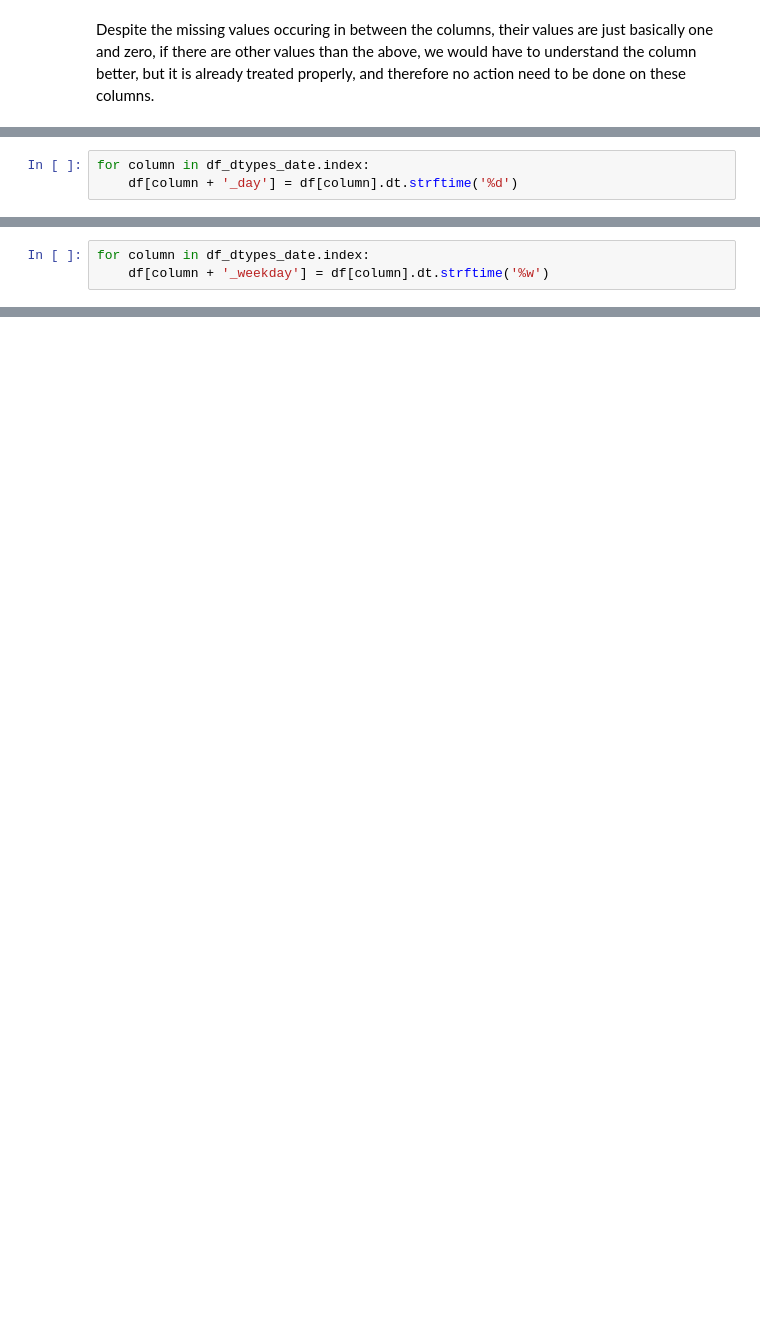
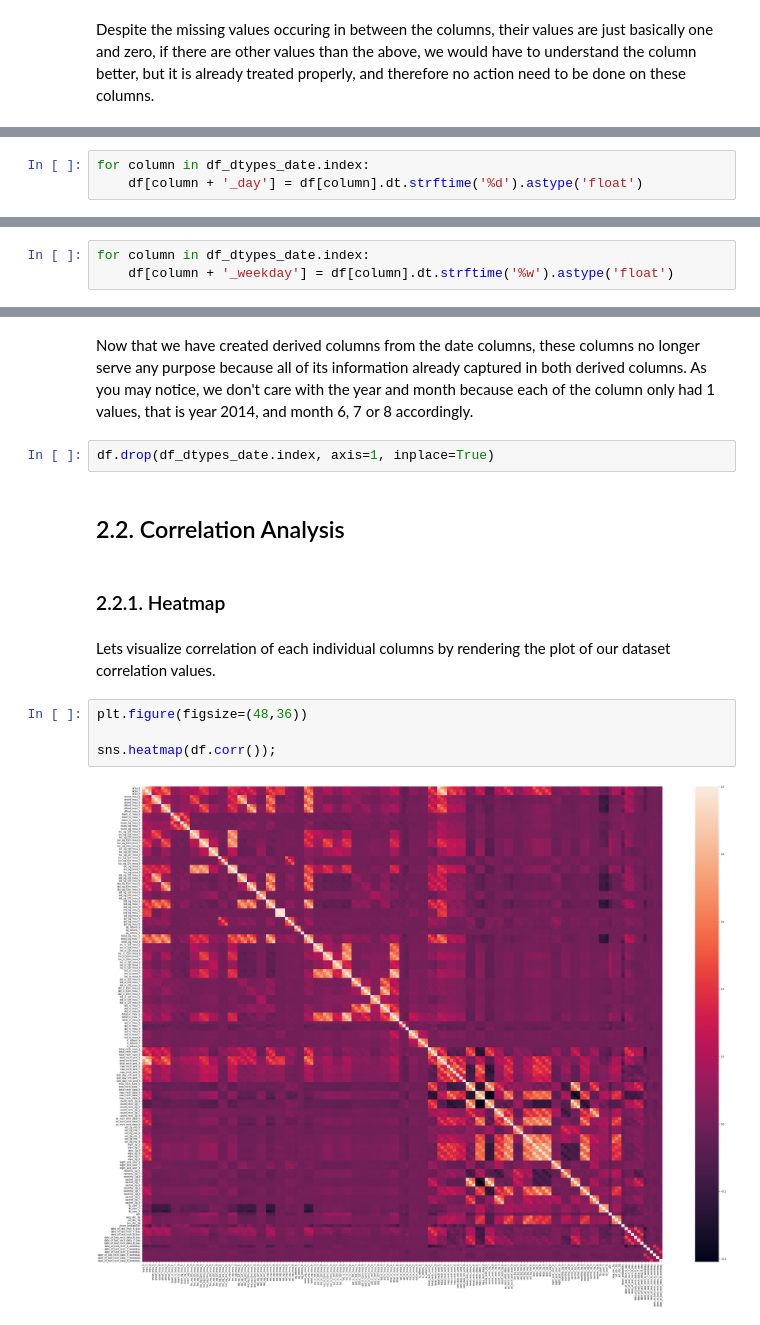
Before and after one commit to hendrauzia/ljmu-tccs, a Jupyter notebook: code/Telecom Churn Case Study.ipynb, the cells around one changed output, grey strips where cells are left out. Cells and saved outputs as stored; diff of their text form; blank space fills up the shorter version.

Commit message:
Add correlation analysis.

```diff
--- a/code/Telecom Churn Case Study.ipynb
+++ b/code/Telecom Churn Case Study.ipynb
@@ -330,3 +243,0 @@ We will iterate through all of the date columns and create a new column for the
-# %%
-for column in df_dtypes_date.index:
-    df[column + '_day'] = df[column].dt.strftime('%d')
@@ -348,3 +243,0 @@ We will iterate through all of the date columns and create a new column for the
-# %%
-for column in df_dtypes_date.index:
-    df[column + '_weekday'] = df[column].dt.strftime('%w')
@@ -367,0 +336,3 @@ df.drop(df_dtypes_date.index, axis=1, inplace=True)
+# %%
+for column in df_dtypes_date.index:
+    df[column + '_day'] = df[column].dt.strftime('%d').astype('float')
@@ -367,0 +354,3 @@ df.drop(df_dtypes_date.index, axis=1, inplace=True)
+# %%
+for column in df_dtypes_date.index:
+    df[column + '_weekday'] = df[column].dt.strftime('%w').astype('float')
@@ -367,0 +370,16 @@ df.drop(df_dtypes_date.index, axis=1, inplace=True)
+# %% [markdown]
+Now that we have created derived columns from the date columns, these columns no longer serve any purpose because all of its information already captured in both derived columns. As you may notice, we don't care with the year and month because each of the column only had 1 values, that is year 2014, and month 6, 7 or 8 accordingly.
+# %%
+df.drop(df_dtypes_date.index, axis=1, inplace=True)
+# %% [markdown]
+## 2.2. Correlation Analysis
+# %% [markdown]
+### 2.2.1. Heatmap
+# %% [markdown]
+Lets visualize correlation of each individual columns by rendering the plot of our dataset correlation values.
+# %%
+plt.figure(figsize=(48,36))
+
+sns.heatmap(df.corr());
+# %% [output]
+[figure, added]
```
Also changed, not shown: parts of 72 cells of this notebook, 1 other file.
